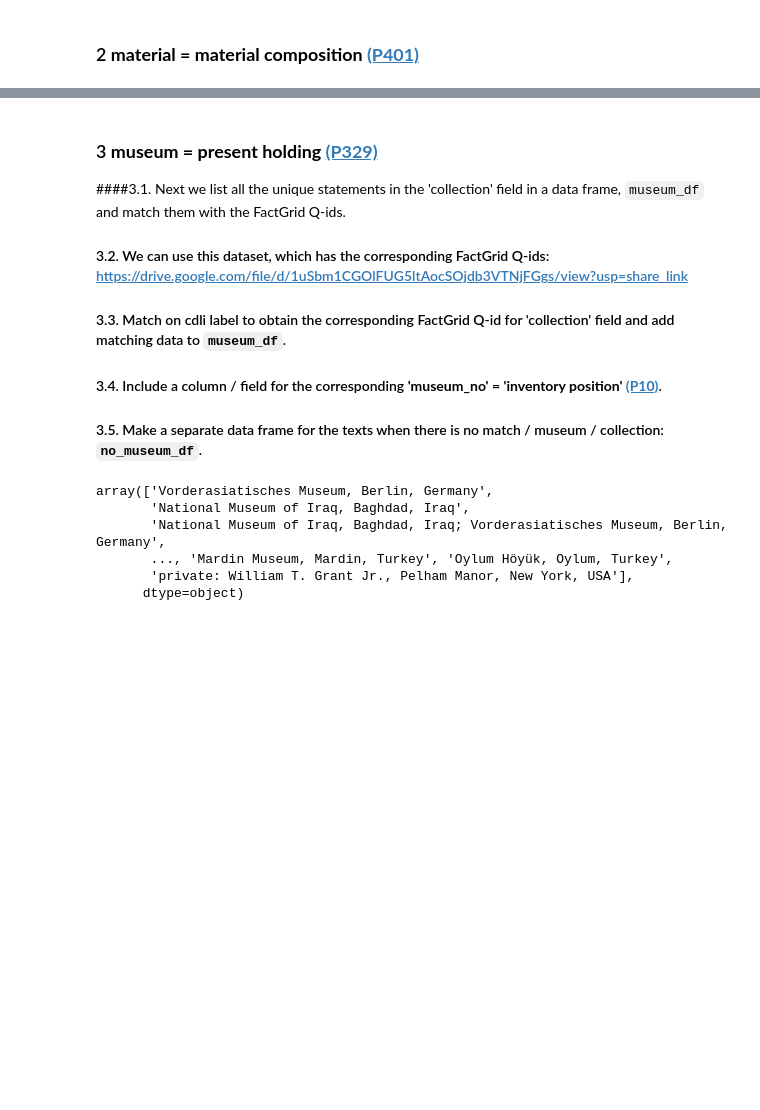
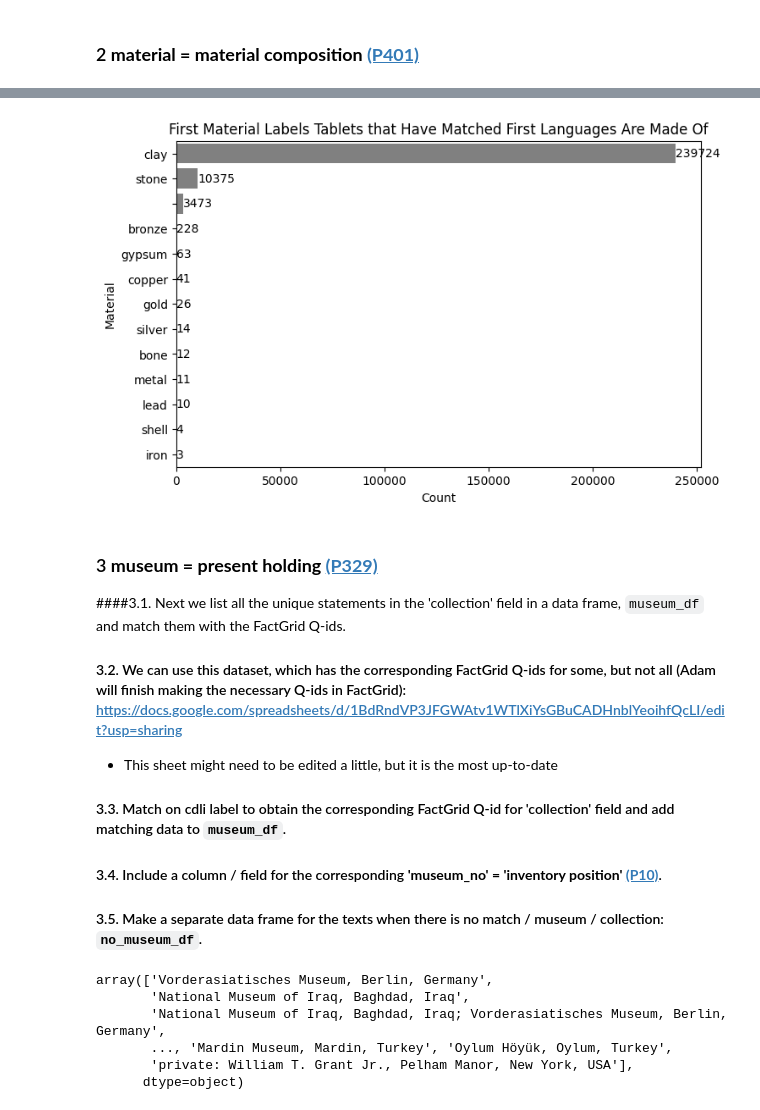
Before and after one commit to ancient-world-citation-analysis/CDLI2LoD, a Jupyter notebook: cdli_cat.ipynb, the cells around one changed output, grey strips where cells are left out. Saved outputs shown, nothing was run; the diff lists cells and outputs as text; code cells hidden in the pictures; blank space fills up the shorter version.

```diff
--- a/cdli_cat.ipynb
+++ b/cdli_cat.ipynb
@@ -642,0 +678,8 @@ mat_reference
+# %%
+metal_info = short_mat_ref.iloc[[3]]
+short_mat_ref = short_mat_ref.drop(3, axis = 0)
+short_mat_ref = pd.concat([short_mat_ref, metal_info])
+# reset index
+short_mat_ref = short_mat_ref.reset_index(drop = True)
+
+short_mat_ref
@@ -642,0 +728,13 @@ mat_reference
+# %%
+# remove the `\x0b` pattern
+mat = np.array([re.sub('\\x0b', '', string = mat[i]) for i in range(len(mat))])
+# there are different versions of NA, merge them into one
+mat[mat == '-'] = ''
+# lowercase all
+mat = np.char.lower(mat)
+
+# update the language dataframe
+mat_df['material'] = mat
+
+# check if the language dataframe has been properly cleaned
+mat_df['material'].unique()
@@ -666,0 +1106,11 @@ array(['clay', 'gypsum', 'stone: steatite', 'stone: limestone', 'stone',
+# %%
+# slice the matched_mat_df with no_match_indices_lang
+lang_mat_matched_df = mat_df[~language_df.index.isin(no_match_indices_lang)]
+# count the materials and create a df for the material with corresponding count
+lang_mat_matched_counts = pd.DataFrame(lang_mat_matched_df.groupby('first_mat_label')['first_mat_label'].count())
+# rename the columns
+lang_mat_matched_counts.rename(columns={lang_mat_matched_counts.columns[0]: 'count'}, inplace = True)
+lang_mat_matched_counts = lang_mat_matched_counts.reset_index()
+# sort the rows by count
+lang_mat_matched_counts = lang_mat_matched_counts.sort_values(by = 'count', ascending = False)
+lang_mat_matched_counts
@@ -667,9 +1132,20 @@ array(['clay', 'gypsum', 'stone: steatite', 'stone: limestone', 'stone',
+# %%
+plt.figure(figsize = (8, 5))
+ax = sns.barplot(data = lang_mat_matched_counts, y = 'first_mat_label', x = 'count',
+                 color = 'grey')
+ax.bar_label(ax.containers[0], fmt = '%g')
+plt.xlabel('Count')
+plt.ylabel('Material')
+plt.title('First Material Labels Tablets that Have Matched First Languages Are Made Of');
+# %% [output]
+[figure, added]
 # %% [markdown]
 ### 3 __museum = present holding [(P329)](https://database.factgrid.de/wiki/Property:P329)__
 
 ####3.1. Next we list all the unique statements in the 'collection' field in a data frame, `museum_df` and match them with the FactGrid Q-ids.
 
-#### 3.2. We can use this dataset, which has the corresponding FactGrid Q-ids: https://drive.google.com/file/d/1uSbm1CGOlFUG5ltAocSOjdb3VTNjFGgs/view?usp=share_link
+#### 3.2. We can use this dataset, which has the corresponding FactGrid Q-ids for some, but not all (Adam will finish making the necessary Q-ids in FactGrid): https://docs.google.com/spreadsheets/d/1BdRndVP3JFGWAtv1WTlXiYsGBuCADHnblYeoihfQcLI/edit?usp=sharing
+  * This sheet might need to be edited a little, but it is the most up-to-date
 
 #### 3.3. Match on cdli label to obtain the corresponding FactGrid Q-id for 'collection' field and add matching data to `museum_df`.
 
```
Also changed, not shown: parts of 61 cells of this notebook.
